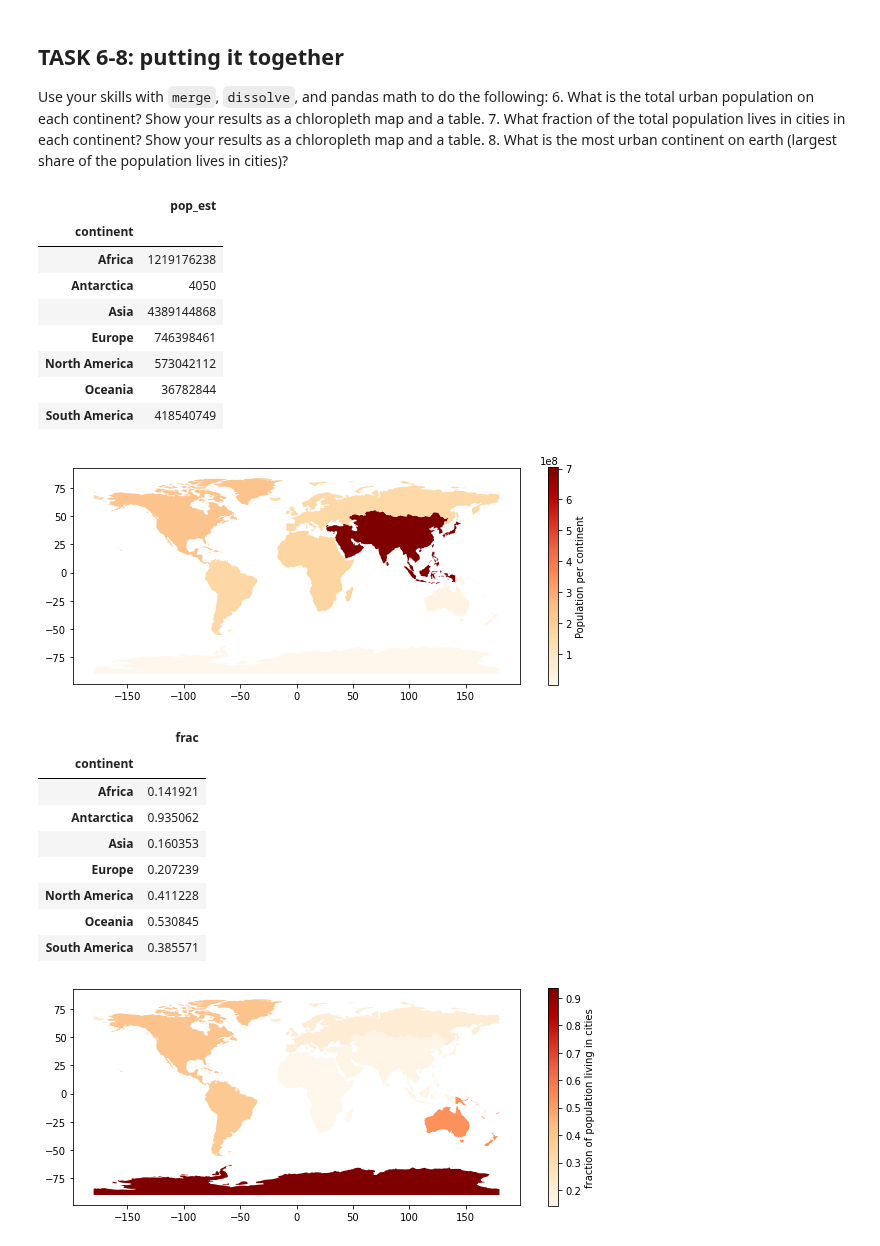
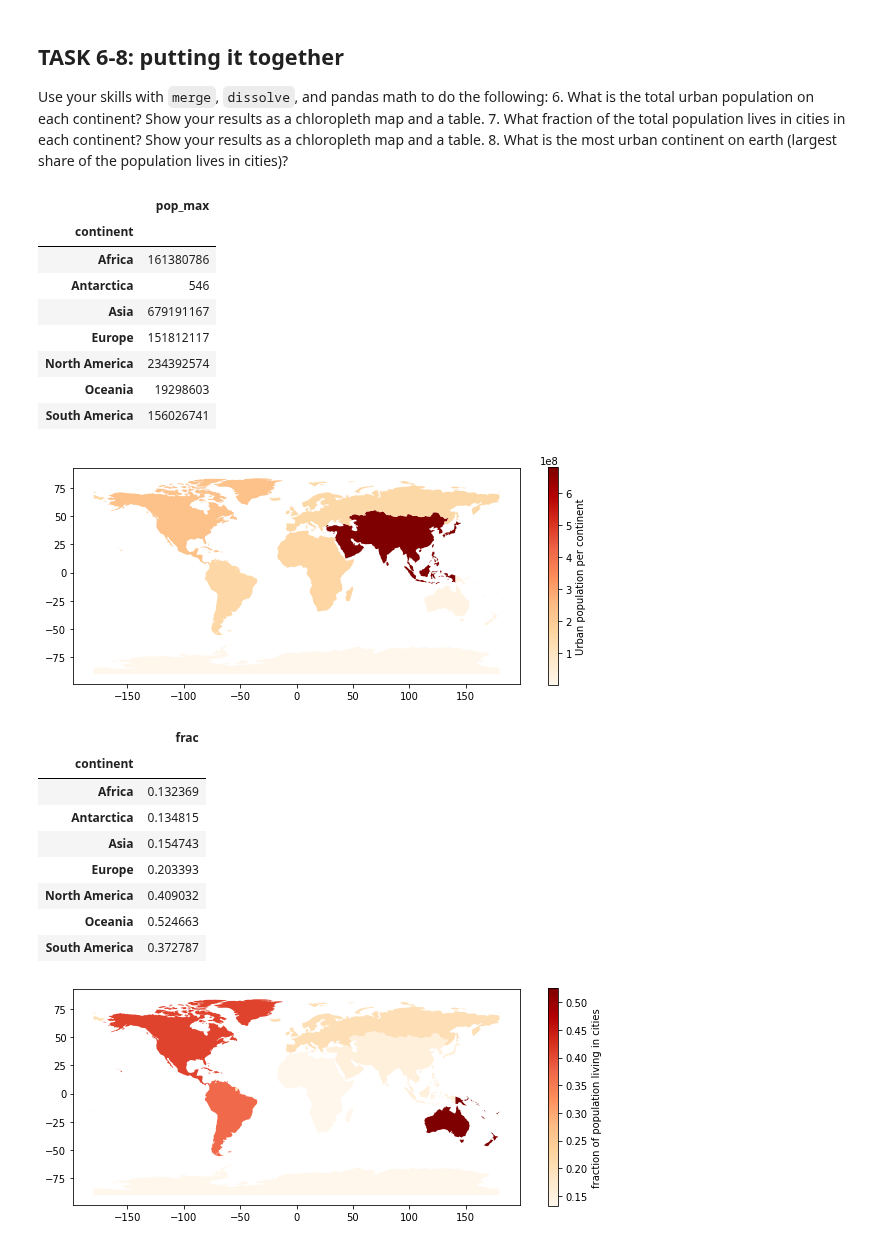
Before and after one commit to ADLCero/EnvDatSci22, a Jupyter notebook: CodeSprints/VectorData101.ipynb, the cells around one changed output. Saved outputs shown, nothing was run; the diff lists cells and outputs as text; code cells hidden in the pictures.

```diff
--- a/CodeSprints/VectorData101.ipynb
+++ b/CodeSprints/VectorData101.ipynb
@@ -739,63 +800,62 @@ Use your skills with `merge`, `dissolve`, and pandas math to do the following:
 # %%
 # Task 6 code here: (also contains code for Task 7)
 
-# Using the cities geodataframe above, create a new geodataframe containing: name of the city, geometry,
+# Using the cities_with_country geodataframe above, create a new geodataframe containing: name of the city, geometry,
 # population, continent
 
 # Recall column headings of the cities geodataframe:
 
-# cities.head()
+# cities_with_country.head()
 
 list(cities.columns)
 
 # Make a new geodataframe from cities GDF containing attributes needed:
 
-cities_continent = cities[["name", "pop_max", "continent", "geometry"]]
+cities_continent = cities_with_country[["name_left", "pop_max", "continent", "geometry"]]
 
 # Aggregate city population by continent
 
 pop_cities_continent = cities_continent.dissolve(by = "continent", aggfunc = "sum")
 
-
 # Since cities are just points, I need the boundary/geometry of the continent:
 # Use merge to join the GDF with the population/city with the GDF containing population/continent
 
-pop_merge = pop_continent.merge(pop_cities_continent, left_on = 'continent', right_on = 'continent')
+pop_merge = continents.merge(pop_cities_continent, left_on = 'continent', right_on = 'continent')
 
 from geopandas import GeoDataFrame                                   # to convert to GeoDataFrame
 pop_merge = GeoDataFrame(pop_merge)
 
-pop_merge = pop_merge.drop(columns = ['geometry_y'])                 # to drop the other geometry column
+pop_merge = pop_merge.drop(columns = ['geometry_y'])                 # to drop the other geometry column which are points
 pop_merge = pop_merge.rename(columns = {'geometry_x':'geometry'})    # plotting requires 'geometry' column
 
 # Make a table containing only the necessary information
 
-table_urban_pop = pop_merge.drop(columns = ["geometry", "pop_max"])
+table_urban_pop = pop_merge.drop(columns = ["geometry", "pop_est"])
 
 # Make a plot and show the table
 
 pop_merge.plot(figsize = (10, 10),
                column = "pop_max",
                cmap = "OrRd",
                legend = True,
                legend_kwds={'shrink': 0.4,
-                            'label': 'Population per continent'});
+                            'label': 'Urban population per continent'});
 table_urban_pop
 # %% [output]
-|  | pop_est |
+|  | pop_max |
 | continent |  |
-| Africa | 1219176238 |
-| Antarctica | 4050 |
-| Asia | 4389144868 |
-| Europe | 746398461 |
-| North America | 573042112 |
-| Oceania | 36782844 |
-| South America | 418540749 |
+| Africa | 161380786 |
+| Antarctica | 546 |
+| Asia | 679191167 |
+| Europe | 151812117 |
+| North America | 234392574 |
+| Oceania | 19298603 |
+| South America | 156026741 |
-[figure, old version]
+[figure, new version]
 # %%
 # Task 7 code here:
 
-# Create a column that will compute for the fraction
+# Create a column that will compute for the fraction of urban population over total population
 
 pop_merge["frac"] = pop_merge.pop_max / pop_merge.pop_est
 
@@ -816,14 +876,14 @@ table_frac
 # %% [output]
 |  | frac |
 | continent |  |
-| Africa | 0.141921 |
-| Antarctica | 0.935062 |
-| Asia | 0.160353 |
-| Europe | 0.207239 |
-| North America | 0.411228 |
-| Oceania | 0.530845 |
-| South America | 0.385571 |
+| Africa | 0.132369 |
+| Antarctica | 0.134815 |
+| Asia | 0.154743 |
+| Europe | 0.203393 |
+| North America | 0.409032 |
+| Oceania | 0.524663 |
+| South America | 0.372787 |
-[figure, old version]
+[figure, new version]
 # %%
 # Task 8 code here:
 
```
Also changed, not shown: parts of 17 cells of this notebook.
